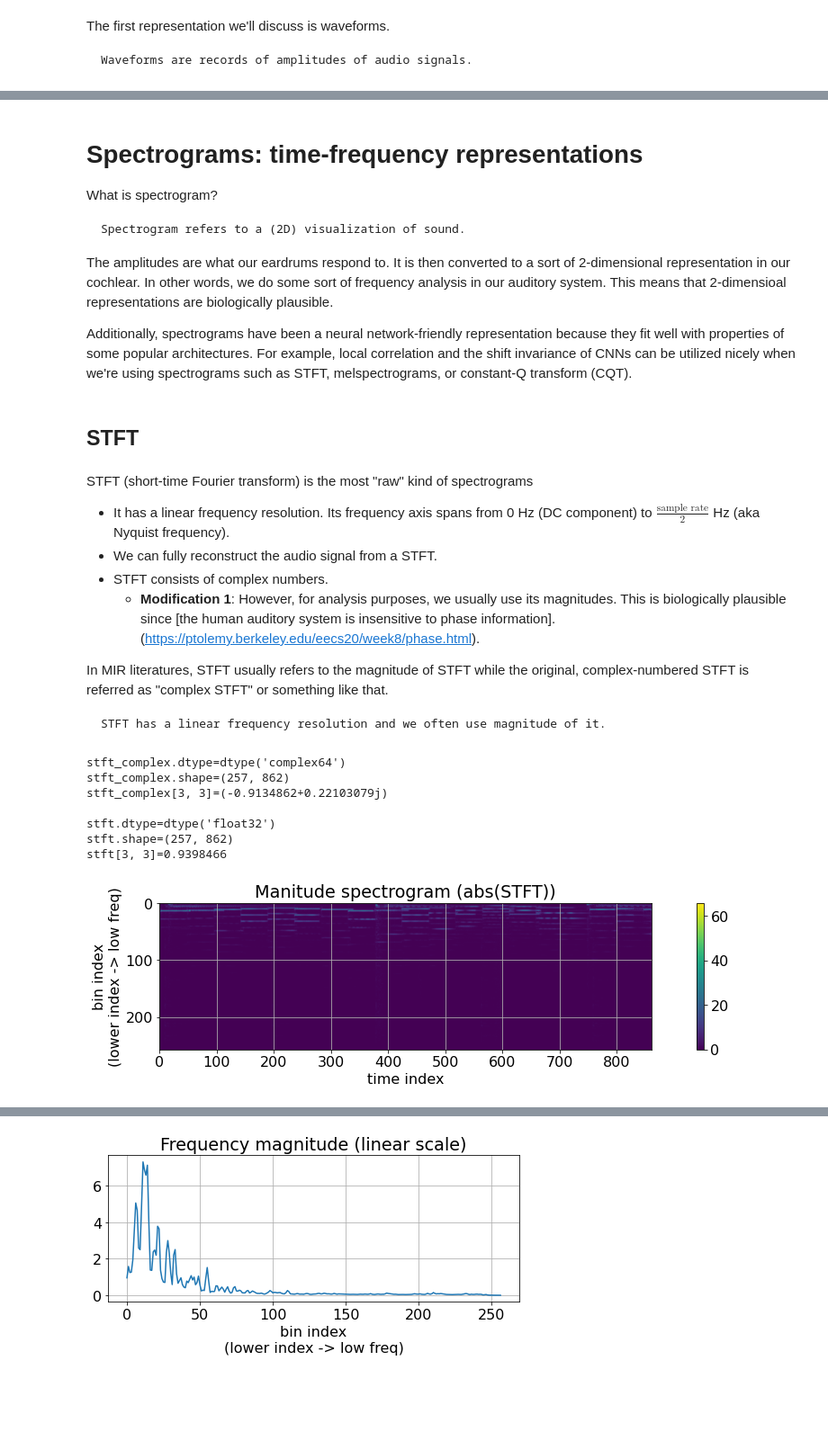
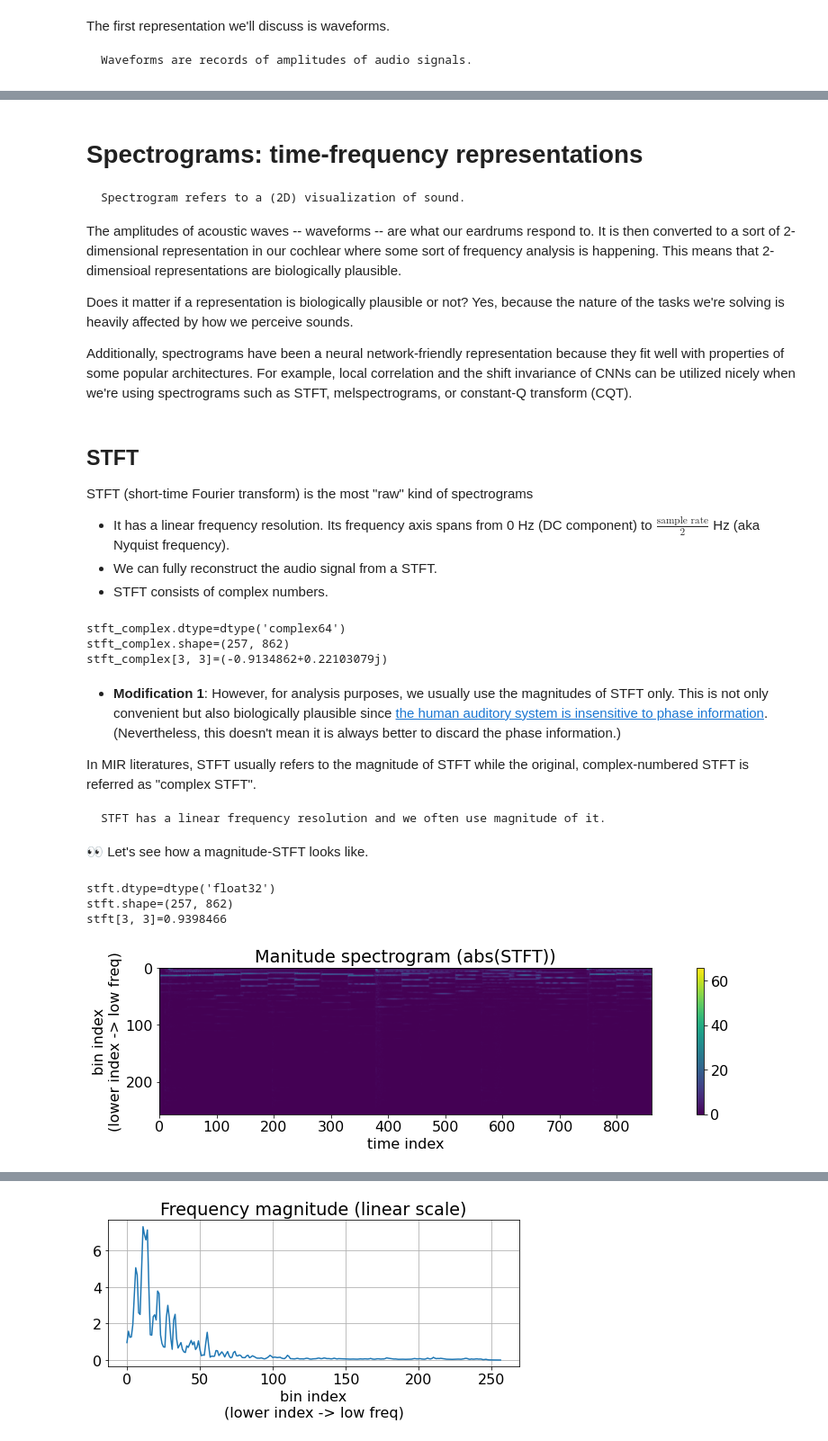
Before and after one commit to music-classification/tutorial, a Jupyter notebook: book/part2_basics/input-representations.ipynb, the cells around one changed output, grey strips where cells are left out. Shown at 90% size. Cells and saved outputs as stored; diff of their text form; code cells hidden in the pictures; blank space fills up the shorter version.

````diff
--- a/book/part2_basics/input-representations.ipynb
+++ b/book/part2_basics/input-representations.ipynb
@@ -100,52 +104,57 @@ Ok. But, what are spectrograms?
 # %% [markdown]
 # Spectrograms: time-frequency representations
 
-What is spectrogram?
+
 
 ```{note}
 Spectrogram refers to a (2D) visualization of sound.
 ```
 
-The amplitudes are what our eardrums respond to. It is then converted to a sort of 2-dimensional representation in our cochlear. In other words, we do some sort of frequency analysis in our auditory system.
+The amplitudes of acoustic waves -- waveforms --  are what our eardrums respond to. It is then converted to a sort of 2-dimensional representation in our cochlear where some sort of frequency analysis is happening.
 This means that 2-dimensioal representations are biologically plausible.
 
+Does it matter if a representation is biologically plausible or not? Yes, because the nature of the tasks we're solving is heavily affected by how we perceive sounds.
+
 Additionally, spectrograms have been a neural network-friendly representation because they fit well with properties of some popular architectures. For example, local correlation and the shift invariance of CNNs can be utilized nicely when we're using spectrograms such as STFT, melspectrograms, or constant-Q transform (CQT).
-# %% [markdown]
-## STFT
+# %% [markdown]
+## STFT
+
+STFT (short-time Fourier transform) is the most "raw" kind of spectrograms
+
+  - It has a linear frequency resolution. Its frequency axis spans from 0 Hz (DC component) to $\frac{\text{sample rate}}{2} $ Hz (aka Nyquist frequency).
+  - We can fully reconstruct the audio signal from a STFT.
+  - STFT consists of complex numbers.
+# %%
+n_fft = 512  # STFT parameter. Higher n_fft, higher frequency resolution you get.
+hop_length = n_fft // 4  # STFT parameter. Smaller hop_length, higher time resolution.
+stft_complex = librosa.stft(y=src, n_fft=n_fft, hop_length=hop_length)
+print(f"{stft_complex.dtype=}\n{stft_complex.shape=}\n{stft_complex[3, 3]=}\n")
+# %% [output]
+stft_complex.dtype=dtype('complex64')
+stft_complex.shape=(257, 862)
+stft_complex[3, 3]=(-0.9134862+0.22103079j)
 # %% [markdown]
-STFT (short-time Fourier transform) is the most "raw" kind of spectrograms
+  - **Modification 1**: However, for analysis purposes, we usually use the magnitudes of STFT only. This is not only convenient but also biologically plausible since [the human auditory system is insensitive to phase information](https://ptolemy.berkeley.edu/eecs20/week8/phase.html). (Nevertheless, this doesn't mean it is always better to discard the phase information.)
 
-  - It has a linear frequency resolution. Its frequency axis spans from 0 Hz (DC component) to $\frac{\text{sample rate}}{2} $ Hz (aka Nyquist frequency).
-  - We can fully reconstruct the audio signal from a STFT.
-  - STFT consists of complex numbers.
-    - **Modification 1**: However, for analysis purposes, we usually use its magnitudes. This is biologically plausible since [the human auditory system is insensitive to phase information].(https://ptolemy.berkeley.edu/eecs20/week8/phase.html).
-
-In MIR literatures, STFT usually refers to the magnitude of STFT while the original, complex-numbered STFT is referred as "complex STFT" or something like that.
+In MIR literatures, STFT usually refers to the magnitude of STFT while the original, complex-numbered STFT is referred as "complex STFT".
 
 ```{note}
 STFT has a linear frequency resolution and we often use magnitude of it.
 ```
+
+👀 Let's see how a magnitude-STFT looks like.
 # %%
-n_fft = 512
-hop_length = n_fft // 4
-stft_complex = librosa.stft(y=src, n_fft=n_fft, hop_length=hop_length)
-print(f"{stft_complex.dtype=}\n{stft_complex.shape=}\n{stft_complex[3, 3]=}\n")
-
 stft = np.abs(stft_complex)
 print(f"{stft.dtype=}\n{stft.shape=}\n{stft[3, 3]=}\n")
 
 plt.figure(figsize=wide)
 img = plt.imshow(stft)
 plt.colorbar(img)
 plt.ylabel('bin index\n(lower index -> low freq)');plt.xlabel('time index')
-plt.title('Manitude spectrogram (abs(STFT))');
+plt.title('Manitude spectrogram (abs(STFT))');plt.grid(False);
 # %% [output]
-stft_complex.dtype=dtype('complex64')
-stft_complex.shape=(257, 862)
-stft_complex[3, 3]=(-0.9134862+0.22103079j)
-
 stft.dtype=dtype('float32')
 stft.shape=(257, 862)
 stft[3, 3]=0.9398466
-[figure, old version]
+[figure, new version]
 # %% [markdown]
````
Also changed, not shown: parts of 22 cells of this notebook, 1 other file.
